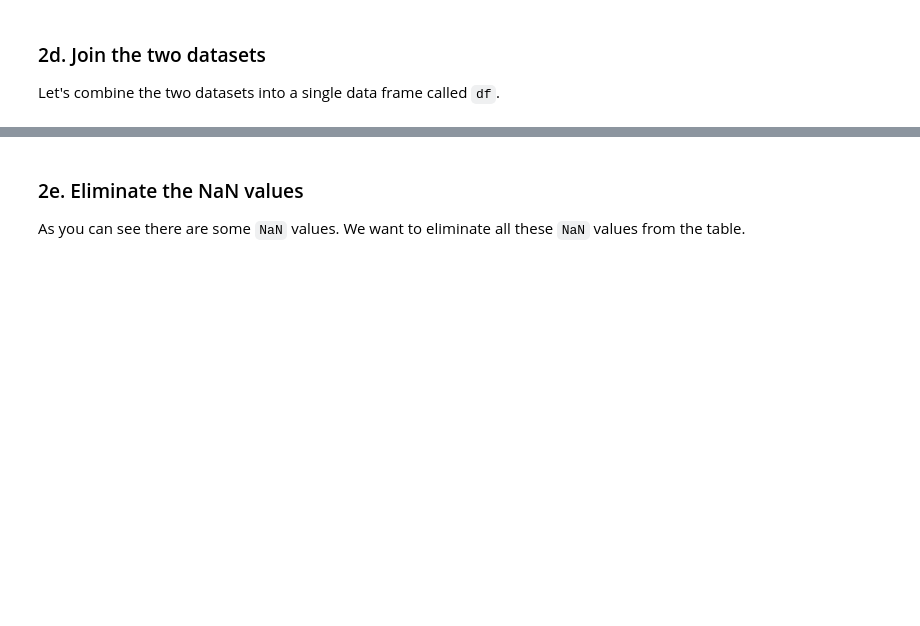
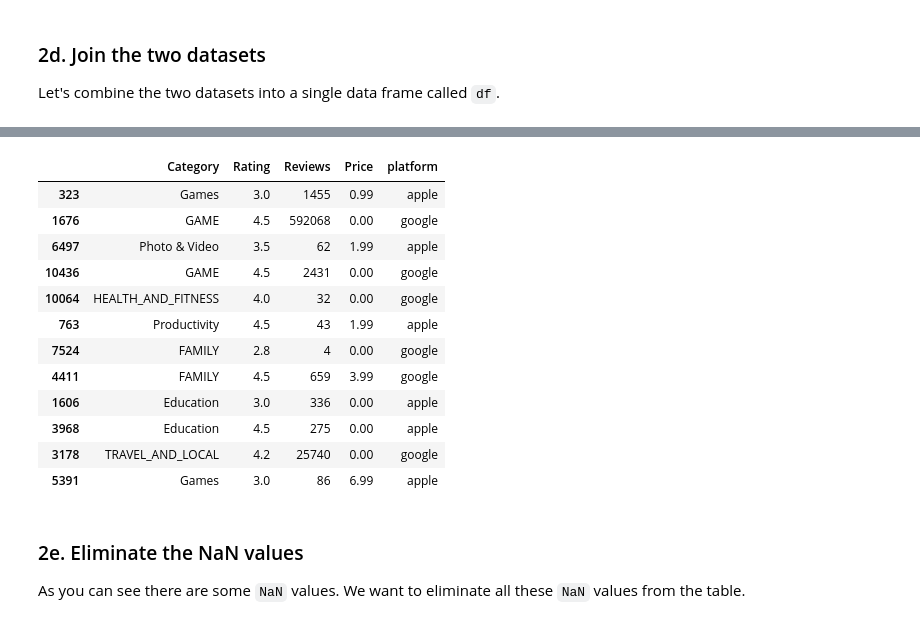
Before and after one commit to dj-m/HypothesisTesting, a Jupyter notebook: notebooks/AppsProject.ipynb, the cells around one changed output, grey strips where cells are left out. Saved outputs shown, nothing was run; the diff lists cells and outputs as text; code cells hidden in the pictures; blank space fills up the shorter version.

```diff
--- a/notebooks/AppsProject.ipynb
+++ b/notebooks/AppsProject.ipynb
@@ -313,8 +313,8 @@ Apple.rename(columns = dict(zip(old_names,new_names)))
 Let's combine the two datasets into a single data frame called `df`.
 # %%
 # Let's use the append() method to append Apple to Google.
-_ _ _
+df = Google.append(Apple)
 
 # Using the sample() method with the number 12 passed to it, check 12 random points of your dataset.
-_ _ _
+df.sample(12)
 # %% [output]
@@ -322,3 +321,16 @@ SyntaxError: invalid syntax (<ipython-input-43-3a48dcbd4a1d>, line 2)
+|  | Category | Rating | Reviews | Price | platform |
+| 323 | Games | 3.0 | 1455 | 0.99 | apple |
+| 1676 | GAME | 4.5 | 592068 | 0.00 | google |
+| 6497 | Photo & Video | 3.5 | 62 | 1.99 | apple |
+| 10436 | GAME | 4.5 | 2431 | 0.00 | google |
+| 10064 | HEALTH_AND_FITNESS | 4.0 | 32 | 0.00 | google |
+| 763 | Productivity | 4.5 | 43 | 1.99 | apple |
+| 7524 | FAMILY | 2.8 | 4 | 0.00 | google |
+| 4411 | FAMILY | 4.5 | 659 | 3.99 | google |
+| 1606 | Education | 3.0 | 336 | 0.00 | apple |
+| 3968 | Education | 4.5 | 275 | 0.00 | apple |
+| 3178 | TRAVEL_AND_LOCAL | 4.2 | 25740 | 0.00 | google |
+| 5391 | Games | 3.0 | 86 | 6.99 | apple |
 # %% [markdown]
 ### 2e. Eliminate the NaN values
 
```
Also changed, not shown: parts of 1 cell of this notebook.
